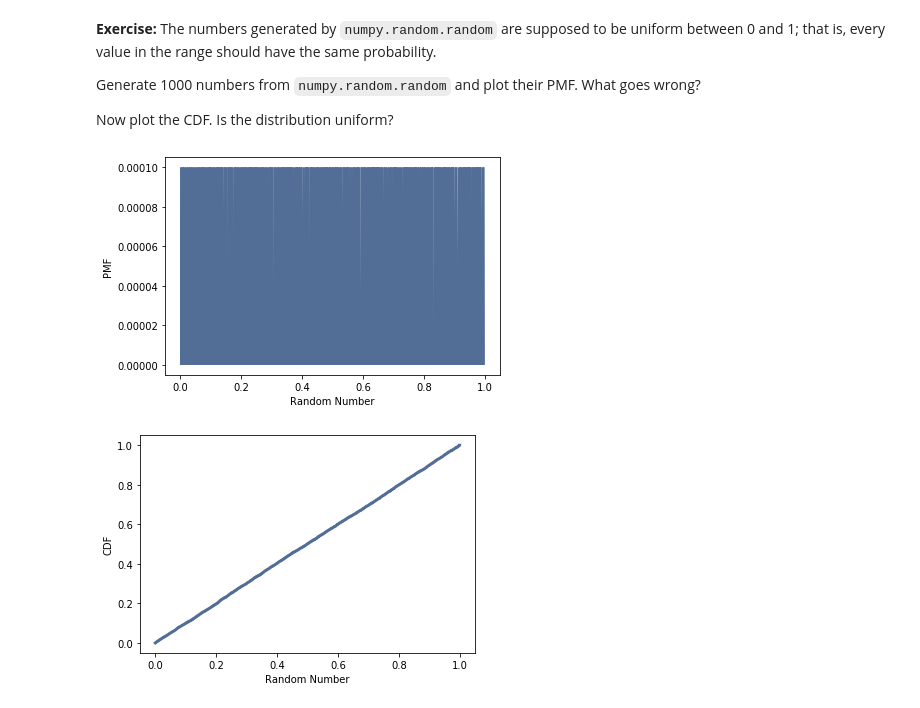
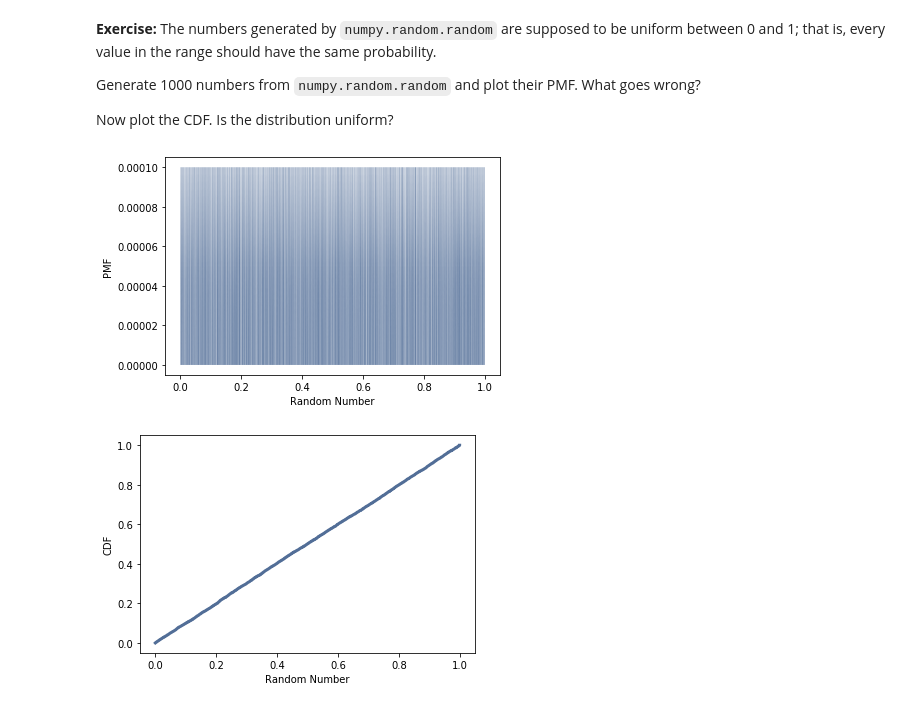
Before and after one commit to anterra/ThinkStats2, a Jupyter notebook: code/chap04ex.ipynb, the cells around one changed output. Drawn from its saved outputs; the diff is of its cells as text; code cells hidden in the pictures.

```diff
--- a/code/chap04ex.ipynb
+++ b/code/chap04ex.ipynb
@@ -226,10 +226,10 @@ Now plot the CDF. Is the distribution uniform?
 numbers = np.random.random(10000)
 # %%
 pmf = thinkstats2.Pmf(numbers)
-thinkplot.Pmf(pmf, linewidth=0.1)
+thinkplot.Pmf(pmf, linewidth=0.05)
 thinkplot.Config(xlabel="Random Number", ylabel="PMF")
 # %% [output]
-[figure, old version]
+[figure, new version]
 # %%
 cdf = thinkstats2.Cdf(numbers)
 thinkplot.Cdf(cdf)
```
